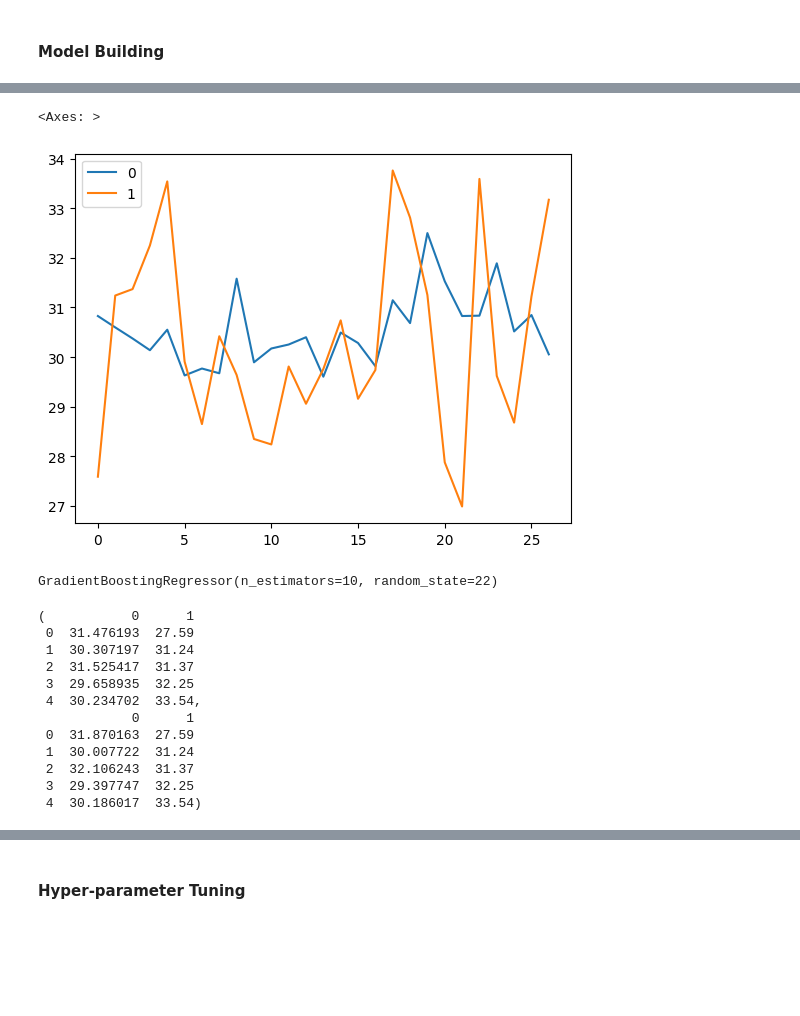
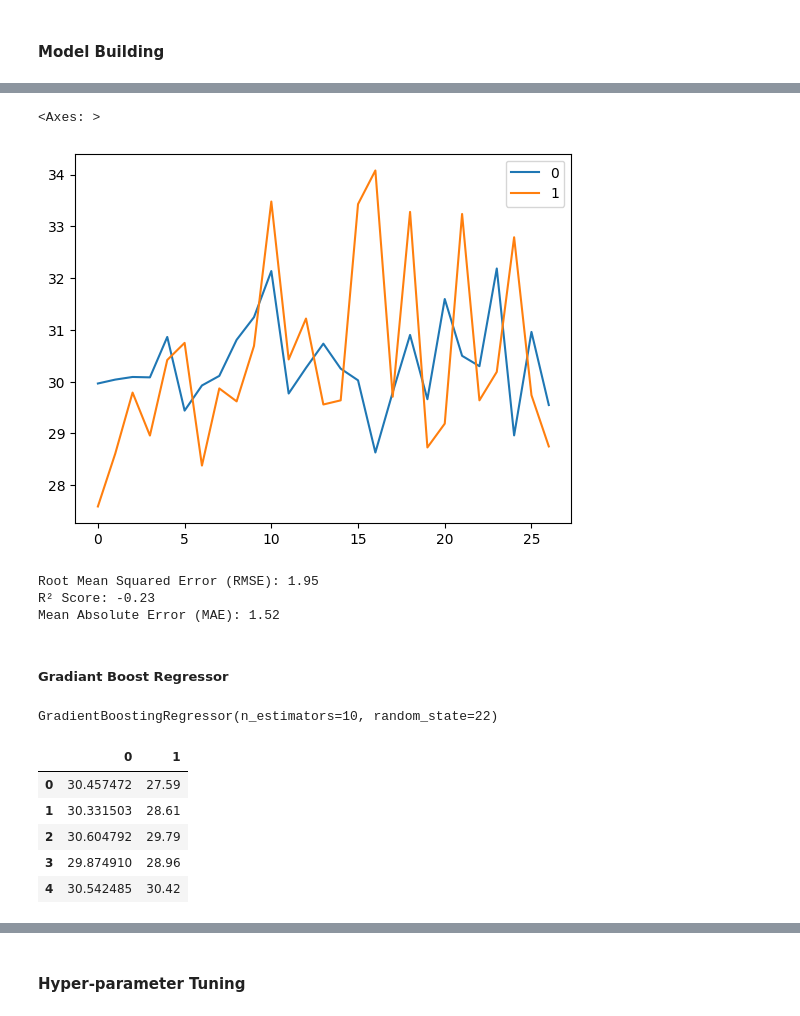
Before and after one commit to naresh5422/crop_price_prediction, a Jupyter notebook: SplitMindz_Crop_Data_Analysis_and_Prediction.ipynb, the cells around one changed output, grey strips where cells are left out. Saved outputs shown, nothing was run; the diff lists cells and outputs as text; code cells hidden in the pictures; blank space fills up the shorter version.

Commit message:
Building and evaluate the models

```diff
--- a/SplitMindz_Crop_Data_Analysis_and_Prediction.ipynb
+++ b/SplitMindz_Crop_Data_Analysis_and_Prediction.ipynb
@@ -638,2 +733,6 @@ vif
 # %% [markdown]
 ##### Scalling the features
+# %%
+ss = StandardScaler()
+X = ss.fit_transform(X)
+type(y)
@@ -640,4 +747,6 @@ vif
 # %% [markdown]
 ##### Feature selection
+# %%
+X_train, X_test, y_train, y_test = train_test_split(X, y, test_size=0.2, random_state=122)
 # %% [markdown]
 #### Model Building
@@ -681,2 +791,0 @@ Mean Absolute Error (MAE): 2.60
-# %%
-X_train, X_test, y_train, y_test = train_test_split(remove_duplicate_crop_df, y, test_size=0.2, random_state=42)
@@ -702,5 +796,5 @@ Name: Current_price, dtype: float64
 # %%
-rfr = RandomForestRegressor(n_estimators=100, max_depth=6, random_state=22)
+rfr = RandomForestRegressor(n_estimators=10, max_depth=6, random_state=22)
 # %%
 # Train the model
 rfr.fit(X_train, y_train)
@@ -709,10 +803,24 @@ RandomForestRegressor(max_depth=6, random_state=22)
 # %%
 # Predict on the test set
-y_pred = rfr.predict(X_test)
-pd.DataFrame([y_pred, y_test]).T.plot()
+rfr_pred = rfr.predict(X_test)
+pd.DataFrame([rfr_pred, y_test]).T.plot()
 # %% [output]
 <Axes: >
-[figure, old version]
+[figure, new version]
+# %%
+# Evaluate the model
+rmse = np.sqrt(mean_squared_error(y_test, rfr_pred))
+r2 = r2_score(y_test, rfr_pred)
+mae = mean_absolute_error(y_test, rfr_pred)
+print(f"Root Mean Squared Error (RMSE): {rmse:.2f}")
+print(f"R² Score: {r2:.2f}")
+print(f"Mean Absolute Error (MAE): {mae:.2f}")
+# %% [output]
+Root Mean Squared Error (RMSE): 1.95
+R² Score: -0.23
+Mean Absolute Error (MAE): 1.52
+# %% [markdown]
+##### Gradiant Boost Regressor
 # %%
 gbr = GradientBoostingRegressor(n_estimators=10, random_state=22)
 gbr.fit(X_train, y_train)
@@ -720,17 +828,11 @@ gbr.fit(X_train, y_train)
 GradientBoostingRegressor(n_estimators=10, random_state=22)
 # %%
 bgr_pred = gbr.predict(X_test)
-pd.DataFrame([bgr_pred, y_test]).T.head(), pd.DataFrame([y_pred, y_test]).T.head()
+pd.DataFrame([bgr_pred, y_test]).T.head()
 # %% [output]
-(           0      1
- 0  31.476193  27.59
- 1  30.307197  31.24
- 2  31.525417  31.37
- 3  29.658935  32.25
- 4  30.234702  33.54,
-            0      1
- 0  31.870163  27.59
- 1  30.007722  31.24
- 2  32.106243  31.37
- 3  29.397747  32.25
- 4  30.186017  33.54)
+|  | 0 | 1 |
+| 0 | 30.457472 | 27.59 |
+| 1 | 30.331503 | 28.61 |
+| 2 | 30.604792 | 29.79 |
+| 3 | 29.874910 | 28.96 |
+| 4 | 30.542485 | 30.42 |
```
Also changed, not shown: parts of 47 cells of this notebook.
